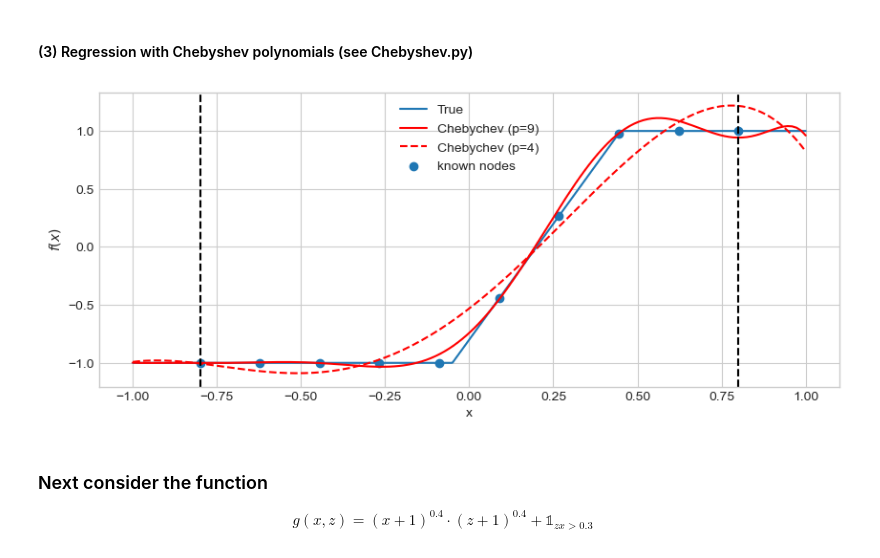
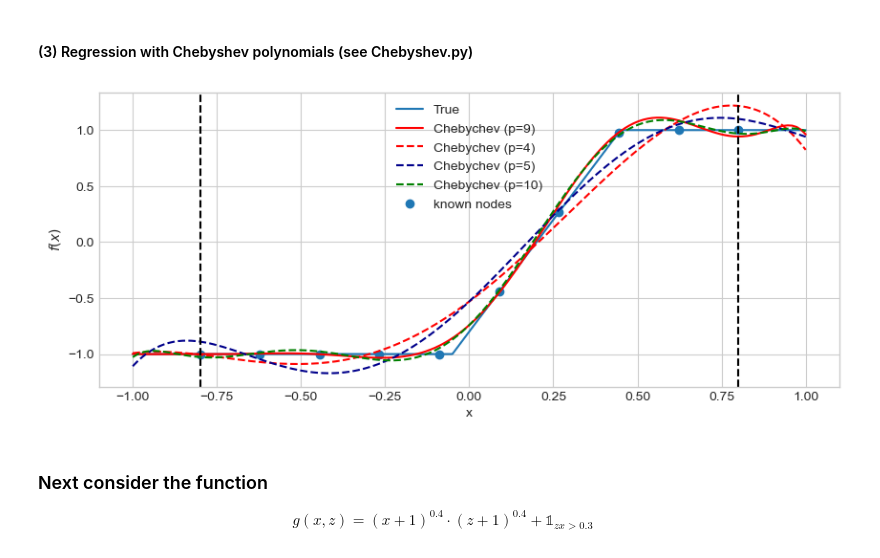
Before and after one commit to juliekrabek123/dp_ucph_new_new, a Jupyter notebook: 1_theory_tools/exercises/ex_ante/08_function_approx.ipynb, the cells around one changed output. Cells and saved outputs as stored; diff of their text form; code cells hidden in the pictures.

```diff
--- a/1_theory_tools/exercises/ex_ante/08_function_approx.ipynb
+++ b/1_theory_tools/exercises/ex_ante/08_function_approx.ipynb
@@ -108,26 +110,43 @@ plot(f_reg_curvefit)
 # %%
 from Chebyshev import Chebyshev
 
+# Define the function
+f = lambda x: np.minimum(np.maximum(-1,4*(x-0.2)),1)
+
+interval = [-1,1]
+N_known = 10       # Number of known points
+N_true = 1000      # Number of true points
+N = 150            # Number of points for interpolation
+
+# Points you want to interpolate
+G = np.linspace(interval[0],interval[1],N)
+
+# Har tilføjet ovenstående for at se, hvor de forskellige kommer fra (taget fra 'setup')
+
+# Using the Chebyshev-function
 f_chebyshev_9,_,_ = Chebyshev(f,G,N_known,9)
 f_chebyshev_4,_,_ = Chebyshev(f,G,N_known,4)
-
+f_chebyshev_5,_,_ = Chebyshev(f,G,N_known,5)
+f_chebyshev_8,_,_ = Chebyshev(f,G,N_known,8)
 
 # Plot
 fig = plt.figure(figsize=(10,4))
 ax = fig.add_subplot(1,1,1)
 ax.plot(x_true,f_true)
 ax.plot(G,f_chebyshev_9,'red')
 ax.plot(G,f_chebyshev_4,'red',ls='--')
+ax.plot(G,f_chebyshev_5,'darkblue',ls='--')
+ax.plot(G,f_chebyshev_8,'green',ls='--')
 ax.scatter(x_known,f_known)
 
 ax.set_xlabel("x")
 ax.set_ylabel("$f(x)$")
-plt.legend(('True','Chebychev (p=9)','Chebychev (p=4)','known nodes'))
+plt.legend(('True','Chebychev (p=9)','Chebychev (p=4)','Chebychev (p=5)','Chebychev (p=10)','known nodes'))
 plt.axvline(x=0.8, ls='--',color='black')
 plt.axvline(x=-0.8,ls='--',color='black')
 plt.show()
 # %% [output]
-[figure, old version]
+[figure, new version]
 # %% [markdown]
 ### Next consider the function
 $$
```
Also changed, not shown: parts of 6 cells of this notebook, 2 other files.
